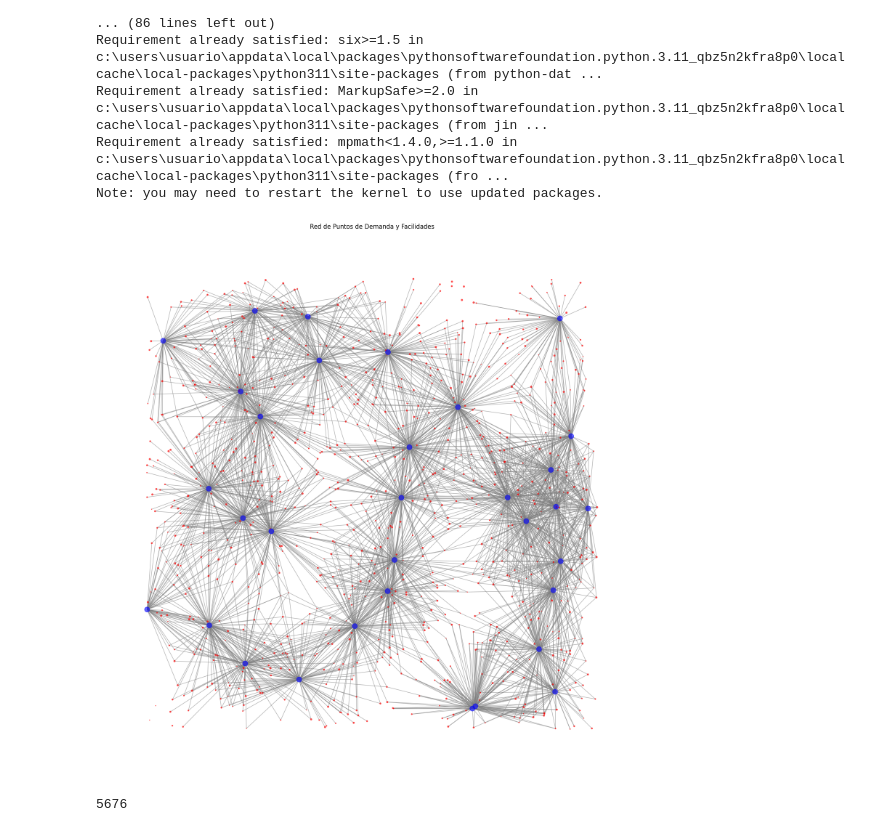
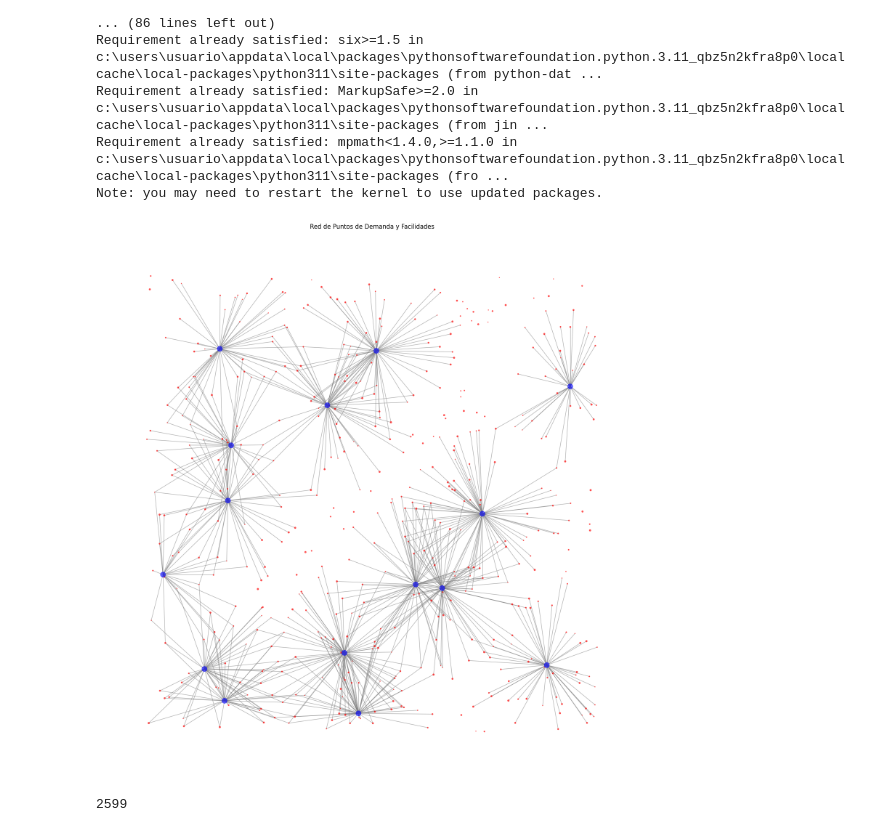
Before and after one commit to Migol123/K-IMU, a Jupyter notebook: Numpy/k-IMU.ipynb, the cells around one changed output. Cells and saved outputs as stored; diff of their text form; code cells hidden in the pictures.

```diff
--- a/Numpy/k-IMU.ipynb
+++ b/Numpy/k-IMU.ipynb
@@ -75,11 +75,11 @@ def generador_data(fac, dem, deman_max):
     plt.show()
     return dem_p,cover
 # %%
-fac=33
-demp=1000
+fac=15
+demp=500
 deman_max=10
 m_demp,m_cover=generador_data(fac, demp, deman_max)
 print(np.array(m_demp).sum())
 # %% [output]
-[figure, old version]
+[figure, new version]
-5676
+2599
```
Also changed, not shown: parts of 5 cells of this notebook.
